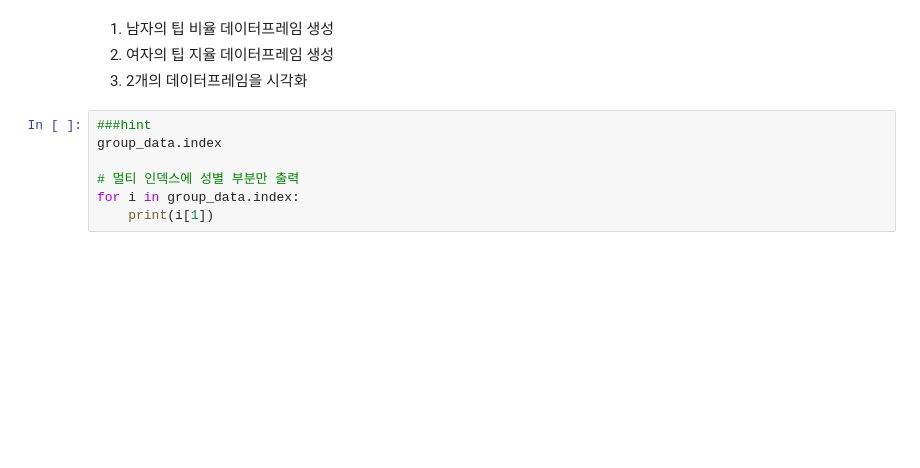
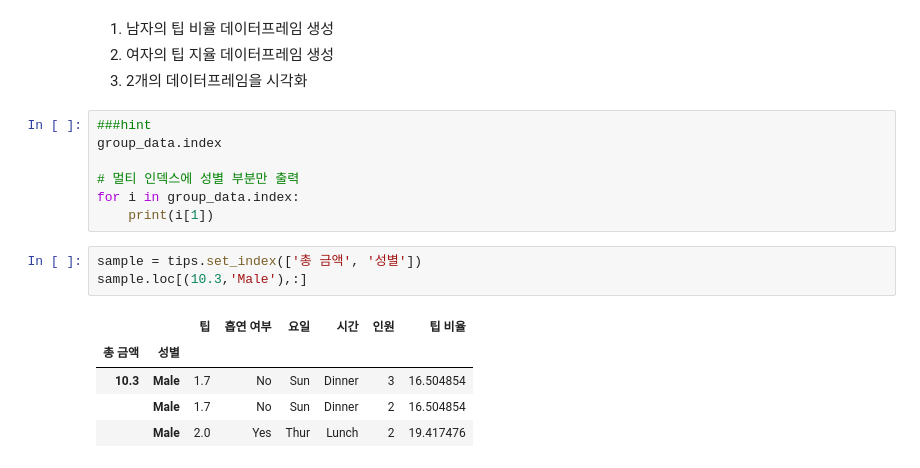
Before and after one commit to bsmoon-86/ezen-python, a Jupyter notebook: 230304/02_seaborn.ipynb, the cells around one changed output. Drawn from its saved outputs; the diff is of its cells as text; blank space fills up the shorter version.

```diff
--- a/230304/02_seaborn.ipynb
+++ b/230304/02_seaborn.ipynb
@@ -67,6 +67,15 @@ group_data.index
 # 멀티 인덱스에 성별 부분만 출력
 for i in group_data.index:
     print(i[1])
+# %%
+sample = tips.set_index(['총 금액', '성별'])
+sample.loc[(10.3,'Male'),:]
+# %% [output]
+|  |  | 팁 | 흡연 여부 | 요일 | 시간 | 인원 | 팁 비율 |
+| 총 금액 | 성별 |  |  |  |  |  |  |
+| 10.3 | Male | 1.7 | No | Sun | Dinner | 3 | 16.504854 |
+|  | Male | 1.7 | No | Sun | Dinner | 2 | 16.504854 |
+|  | Male | 2.0 | Yes | Thur | Lunch | 2 | 19.417476 |
 # %%
 ## step1 : 비어있는 데이터프레임 생성
 male_data = pd.DataFrame()
```
Also changed, not shown: parts of 16 cells of this notebook, 1 other file.
